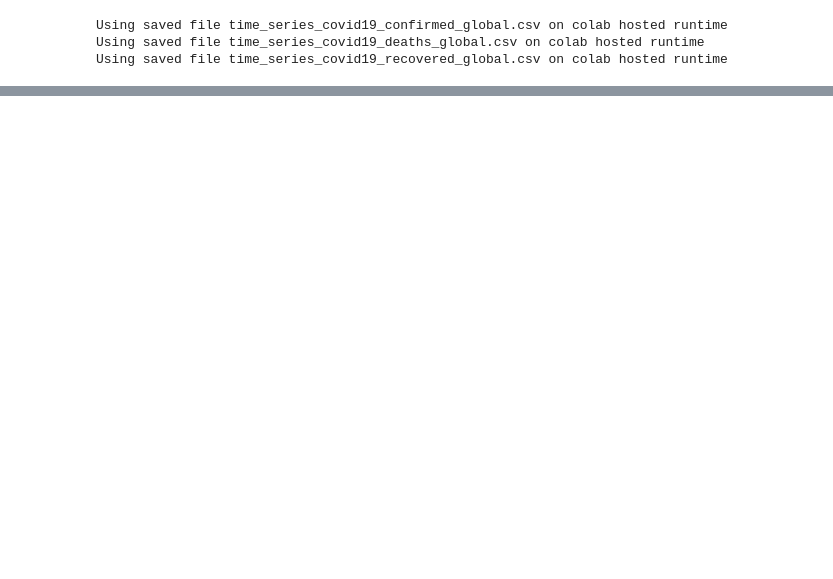
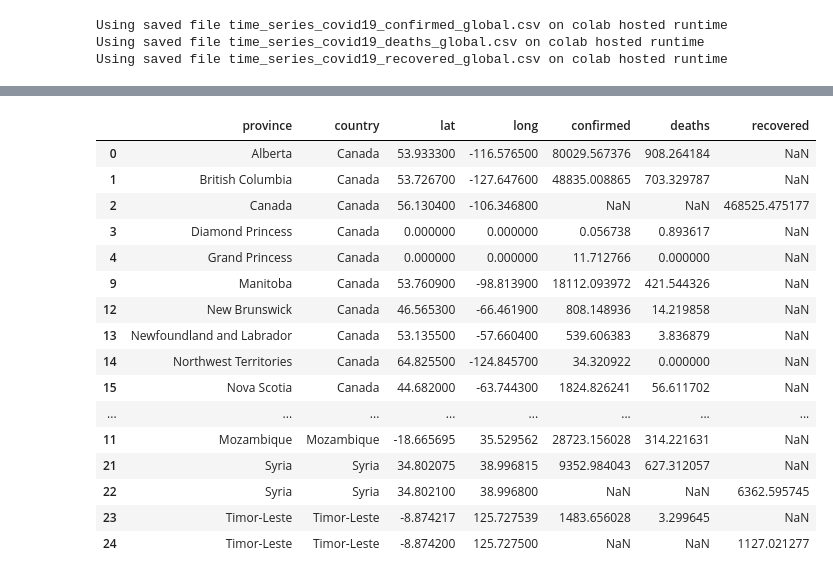
Before and after one commit to Strata-Tech/Covid19, a Jupyter notebook: covid19.ipynb, the cells around one changed output, grey strips where cells are left out. Cells and saved outputs as stored; diff of their text form; code cells hidden in the pictures; blank space fills up the shorter version.

```diff
--- a/covid19.ipynb
+++ b/covid19.ipynb
@@ -164,0 +251,29 @@ dataset
+# %%
+# set maximum number of rows to display to be all
+pd.options.display.max_rows=30
+
+# groupby the key columns (except date) and look at their mean to discover what's wrong
+null_countries=null_data.groupby(['province','country','lat','long']).mean().reset_index()
+null_countries.sort_values(['country','province'])
+
+# Canada reports confirmed and deaths by province, but recovered by entire country sum
+# Hebei, Henan, Mozambique's Recovered lat long are smaller than Confirmed,Deaths lat long
+# Syria's, Timor-Leste's Recovered lat long are larger than Confirmed,Deaths lat long
+# %% [output]
+|  | province | country | lat | long | confirmed | deaths | recovered |
+| 0 | Alberta | Canada | 53.933300 | -116.576500 | 80029.567376 | 908.264184 | NaN |
+| 1 | British Columbia | Canada | 53.726700 | -127.647600 | 48835.008865 | 703.329787 | NaN |
+| 2 | Canada | Canada | 56.130400 | -106.346800 | NaN | NaN | 468525.475177 |
+| 3 | Diamond Princess | Canada | 0.000000 | 0.000000 | 0.056738 | 0.893617 | NaN |
+| 4 | Grand Princess | Canada | 0.000000 | 0.000000 | 11.712766 | 0.000000 | NaN |
+| 9 | Manitoba | Canada | 53.760900 | -98.813900 | 18112.093972 | 421.544326 | NaN |
+| 12 | New Brunswick | Canada | 46.565300 | -66.461900 | 808.148936 | 14.219858 | NaN |
+| 13 | Newfoundland and Labrador | Canada | 53.135500 | -57.660400 | 539.606383 | 3.836879 | NaN |
+| 14 | Northwest Territories | Canada | 64.825500 | -124.845700 | 34.320922 | 0.000000 | NaN |
+| 15 | Nova Scotia | Canada | 44.682000 | -63.744300 | 1824.826241 | 56.611702 | NaN |
+| ... | ... | ... | ... | ... | ... | ... | ... |
+| 11 | Mozambique | Mozambique | -18.665695 | 35.529562 | 28723.156028 | 314.221631 | NaN |
+| 21 | Syria | Syria | 34.802075 | 38.996815 | 9352.984043 | 627.312057 | NaN |
+| 22 | Syria | Syria | 34.802100 | 38.996800 | NaN | NaN | 6362.595745 |
+| 23 | Timor-Leste | Timor-Leste | -8.874217 | 125.727539 | 1483.656028 | 3.299645 | NaN |
+| 24 | Timor-Leste | Timor-Leste | -8.874200 | 125.727500 | NaN | NaN | 1127.021277 |
```
Also changed, not shown: parts of 10 cells of this notebook.
